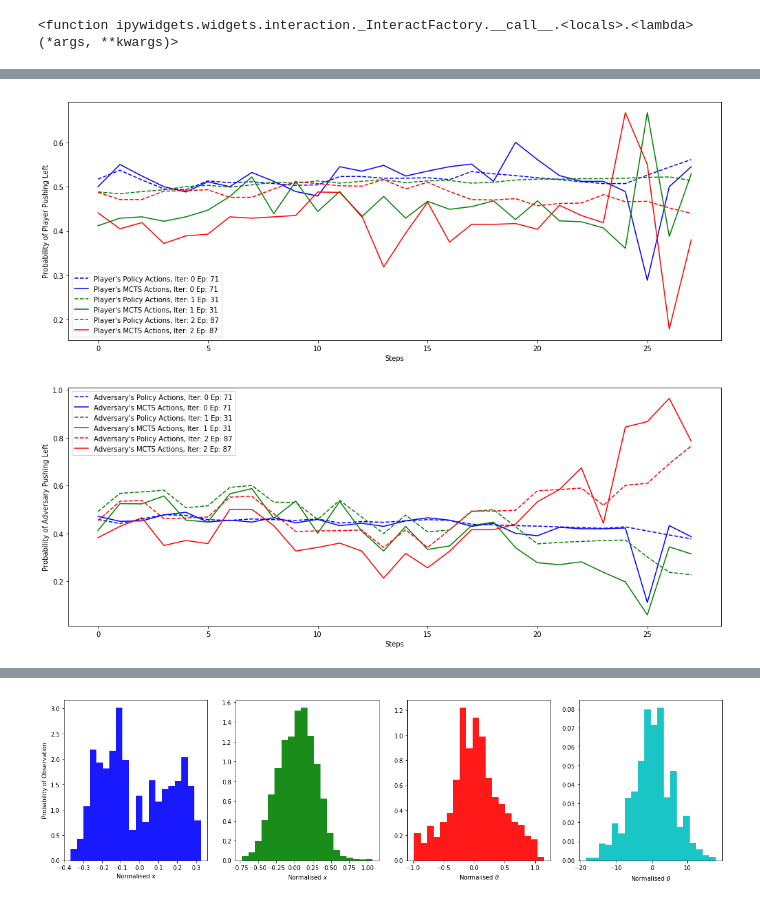
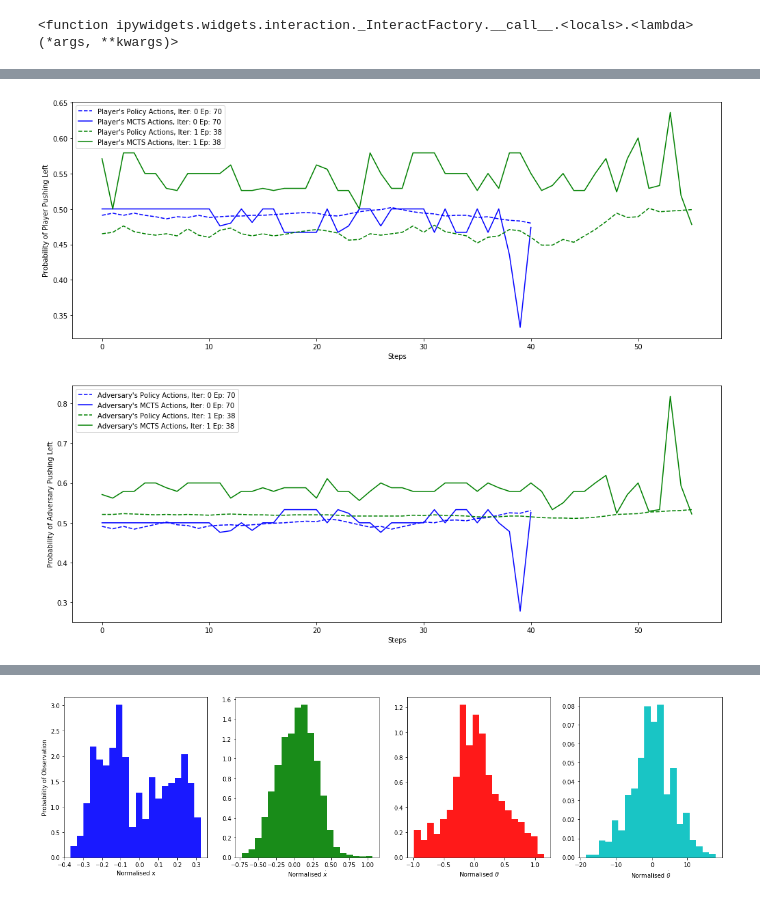
Before and after one commit to alexdarch/Project, a Jupyter notebook: ResultsAndTesting/AdversaryResultsVisualisation.ipynb, the cells around one changed output, grey strips where cells are left out. Cells and saved outputs as stored; diff of their text form; code cells hidden in the pictures.

Commit message:
changed mcts ucb, updated elo rating and visualisation

```diff
--- a/ResultsAndTesting/AdversaryResultsVisualisation.ipynb
+++ b/ResultsAndTesting/AdversaryResultsVisualisation.ipynb
@@ -336,7 +73,7 @@ v.plot_nnet_lossesvsbatch(iters=[1])
 # %%
-v.plot_actionsvssteps(iters=(0, 1, 2), episodes='longest')
+v.plot_actionsvssteps(iters=(0, 1), episodes='longest')
 # %% [output]
-[figure, old version]
+[figure, new version]
 # %%
 v.plot_valuesvssteps(iters=(0, 1, 2), episodes='longest')
 # %% [output]
```
Also changed, not shown: parts of 11 cells of this notebook, 7 other files.
